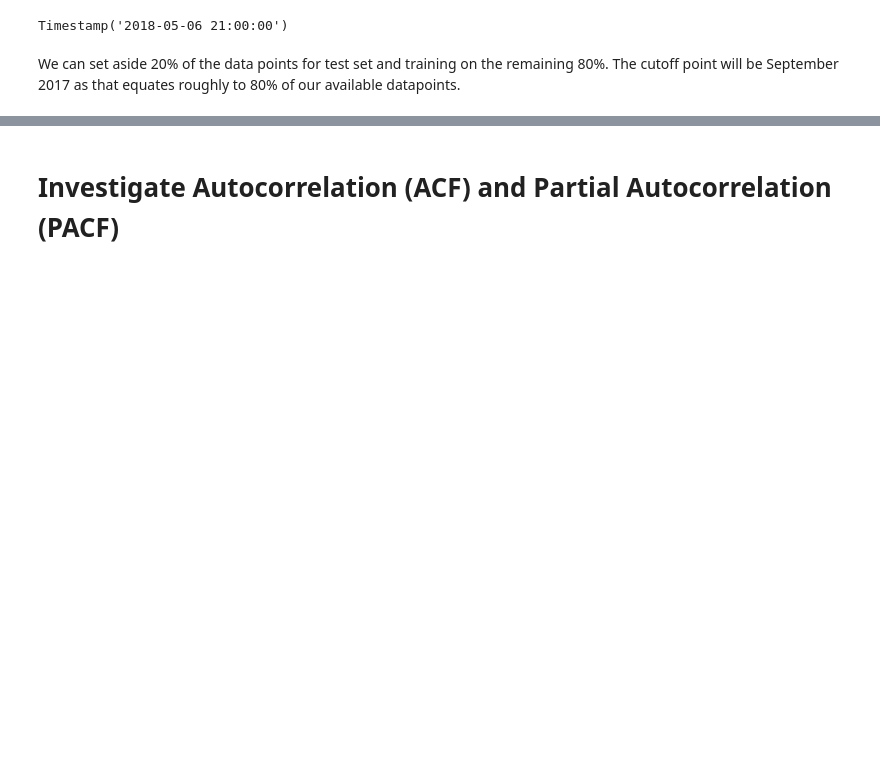
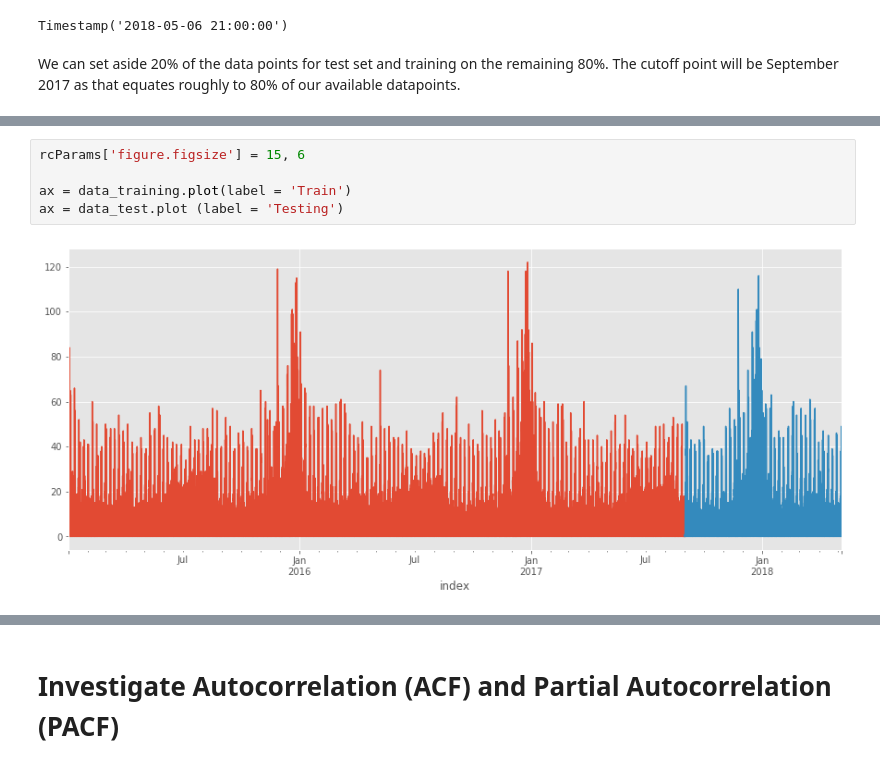
Before and after one commit to matteomm/sales-traffic-us-store, a Jupyter notebook: notebooks/modelling_traffic.ipynb, the cells around one changed output, grey strips where cells are left out. Drawn from its saved outputs; the diff is of its cells as text; blank space fills up the shorter version.

```diff
--- a/notebooks/modelling_traffic.ipynb
+++ b/notebooks/modelling_traffic.ipynb
@@ -123,0 +142,7 @@ Q = 2  # 2 if in ACF 24 & 48 are significant
+# %%
+rcParams['figure.figsize'] = 15, 6
+
+ax = data_training.plot(label = 'Train')
+ax = data_test.plot (label = 'Testing')
+# %% [output]
+[figure, added]
```
Also changed, not shown: parts of 114 cells of this notebook, 1 other file.
